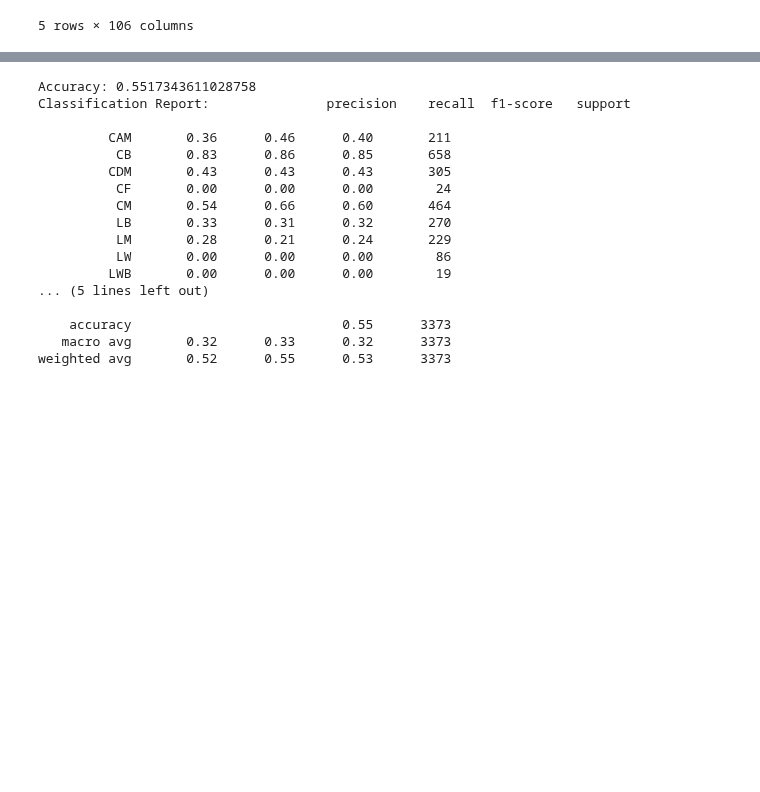
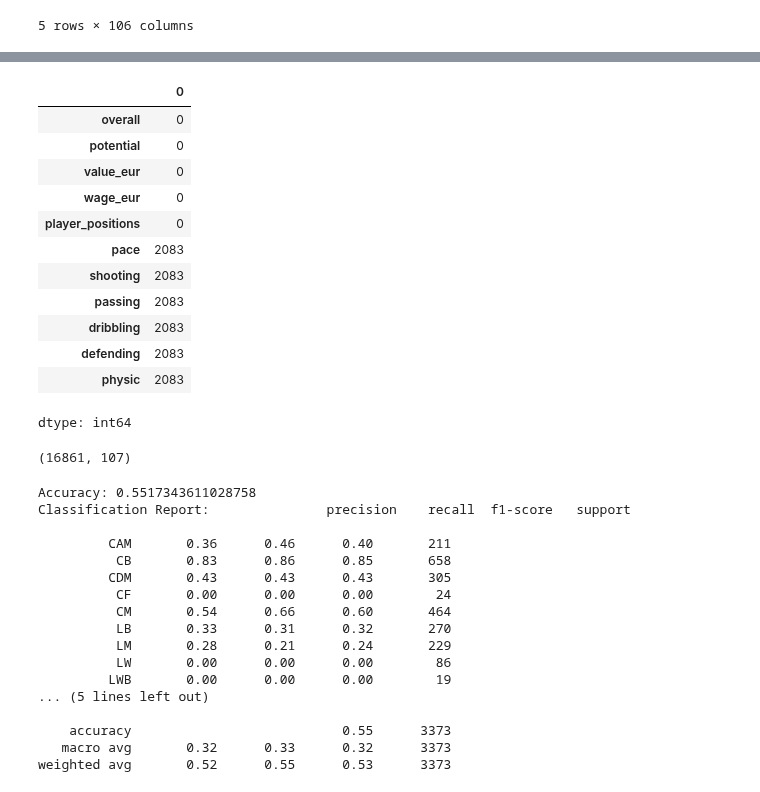
Before and after one commit to sbogde/pandamonium, a Jupyter notebook: dmi_fifa_21.ipynb, the cells around one changed output, grey strips where cells are left out. Drawn from its saved outputs; the diff is of its cells as text; code cells hidden in the pictures; blank space fills up the shorter version.

```diff
--- a/dmi_fifa_21.ipynb
+++ b/dmi_fifa_21.ipynb
@@ -56,3 +73,29 @@ Warning: Total number of columns (106) exceeds max_columns (20). Falling back to
+# %%
+# Define key columns for analysis
+key_columns = [
+    'overall', 'potential', 'value_eur', 'wage_eur', 'player_positions',
+    'pace', 'shooting', 'passing', 'dribbling', 'defending', 'physic'
+]
+df[key_columns].isnull().sum()
+# %% [output]
+|  | 0 |
+| overall | 0 |
+| potential | 0 |
+| value_eur | 0 |
+| wage_eur | 0 |
+| player_positions | 0 |
+| pace | 2083 |
+| shooting | 2083 |
+| passing | 2083 |
+| dribbling | 2083 |
+| defending | 2083 |
+| physic | 2083 |
+dtype: int64
+# %%
+df_cleaned = df.dropna(subset=key_columns)
+df_cleaned.shape
+# %% [output]
+(16861, 107)
 # %%
 import pandas as pd
 from sklearn.tree import DecisionTreeClassifier
```
Also changed, not shown: parts of 8 cells of this notebook.
